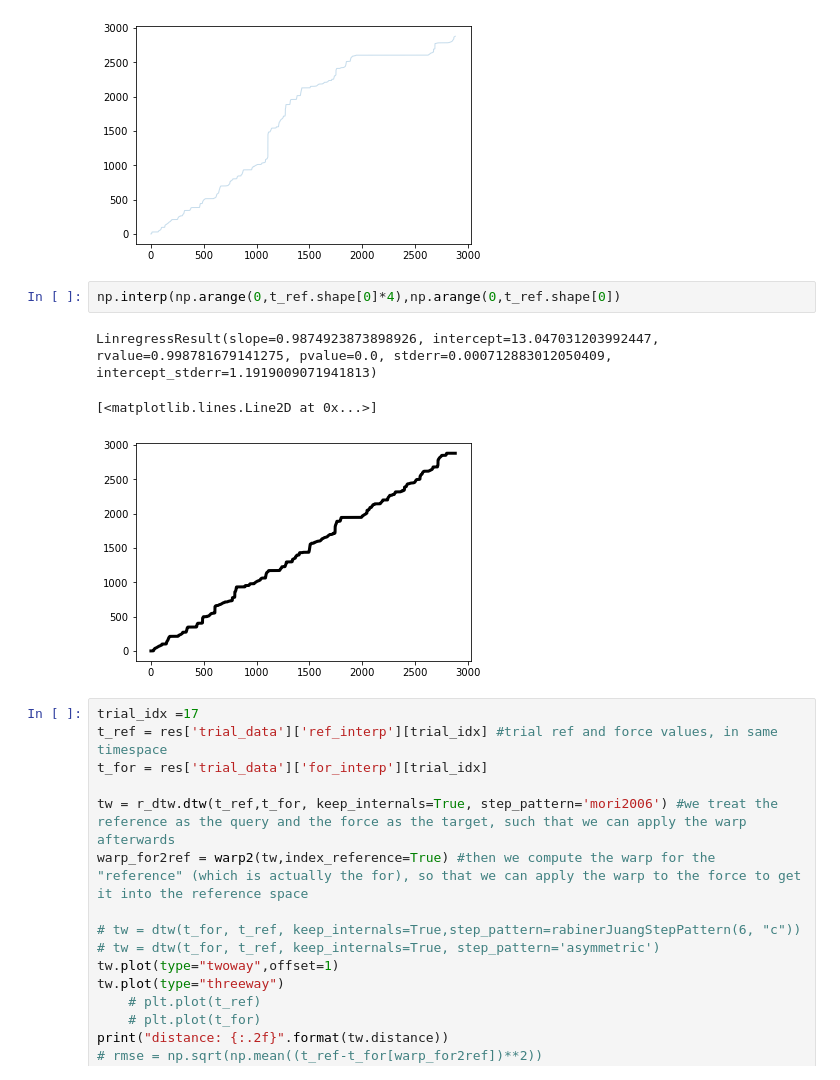
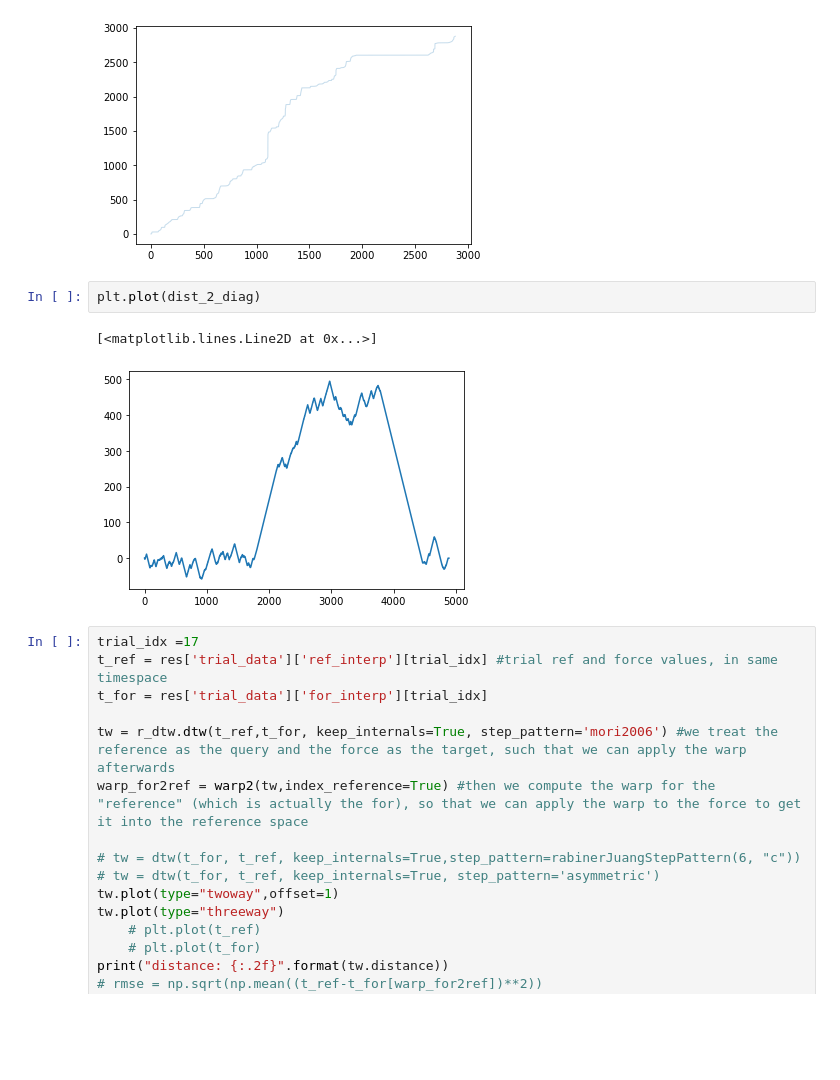
Before and after one commit to neuralabc/spft-java, a Jupyter notebook: spft/2022_09_DTW_test.ipynb, the cells around one changed output. Drawn from its saved outputs; the diff is of its cells as text; blank space fills up the shorter version.

```diff
--- a/spft/2022_09_DTW_test.ipynb
+++ b/spft/2022_09_DTW_test.ipynb
@@ -188,12 +229,11 @@ plt.plot([j for (i, j) in path], [i for (i, j) in path], "-",
 [<matplotlib.lines.Line2D at 0x...>]
 [figure]
 [figure]
-# %%
-np.interp(np.arange(0,t_ref.shape[0]*4),np.arange(0,t_ref.shape[0])
-# %% [output]
-LinregressResult(slope=0.9874923873898926, intercept=13.047031203992447, rvalue=0.998781679141275, pvalue=0.0, stderr=0.000712883012050409, intercept_stderr=1.1919009071941813)
-[<matplotlib.lines.Line2D at 0x...>]
-[figure, removed]
+# %%
+plt.plot(dist_2_diag)
+# %% [output]
+[<matplotlib.lines.Line2D at 0x...>]
+[figure, added]
 # %%
 trial_idx =17
 t_ref = res['trial_data']['ref_interp'][trial_idx] #trial ref and force values, in same timespace
```
Also changed, not shown: parts of 2 cells of this notebook.
